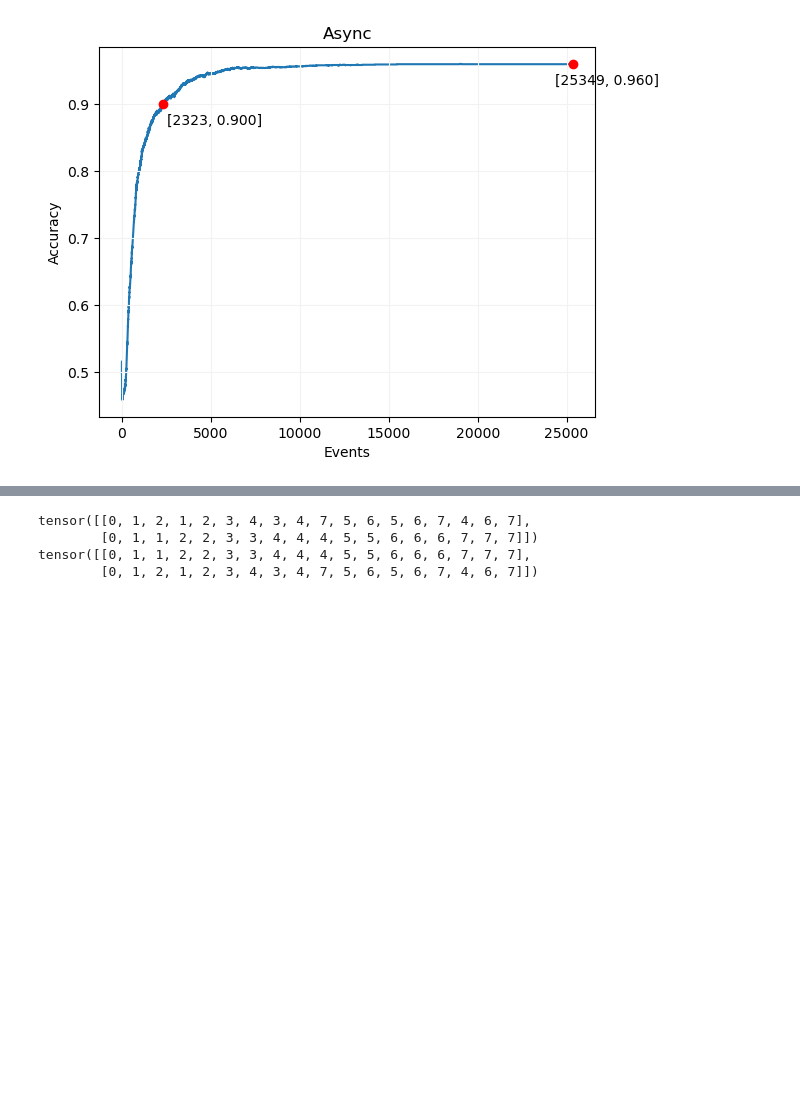
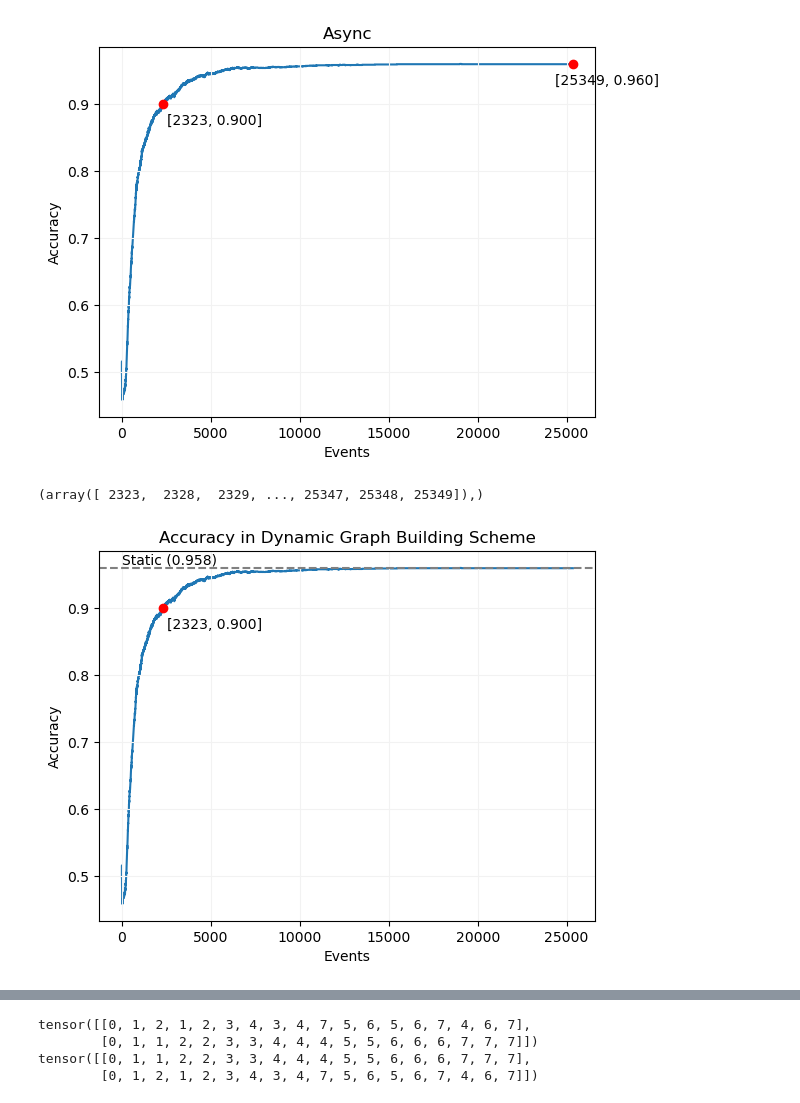
Before and after one commit to whybear0510/aegnn, a Jupyter notebook: scratch/fig.ipynb, the cells around one changed output, grey strips where cells are left out. Drawn from its saved outputs; the diff is of its cells as text; code cells hidden in the pictures; blank space fills up the shorter version.

```diff
--- a/scratch/fig.ipynb
+++ b/scratch/fig.ipynb
@@ -27,3 +27,40 @@ plt.savefig('/users/yyang22/thesis/aegnn_project/aegnn_results/async_accuracy.pn
 # %% [output]
 (array([ 2323,  2328,  2329, ..., 25347, 25348, 25349]),)
 [figure]
+# %%
+import numpy as np
+import matplotlib.pyplot as plt
+
+data = np.loadtxt('/users/yyang22/thesis/aegnn_project/aegnn_results/async_accuracy_full.csv', delimiter=',')
+print(np.where(data[:,1] >= 0.90))
+plt.grid(color='0.95')
+# plt.xscale('log')
+plt.plot(data[:,0], data[:,1], zorder=1)
+
+plt.axhline(y=0.96, color='gray', linestyle='--', label='y=0.96')
+# plt.text(0, 0.96, '0.96', va='center', ha='right', color='gray')
+
+# plt.scatter(data[-1,0], data[-1,1], c='r', zorder=2)
+# anno1 = f'[{data[-1,0]:.0f}, {data[-1,1]:.3f}]'
+# plt.text(data[-1,0]-1000, data[-1,1]-0.03, anno1, zorder=3)
+
+plt.scatter(data[2323,0], data[2323,1], c='r', zorder=2)
+anno2 = f'[{data[2323,0]:.0f}, {data[2323,1]:.3f}]'
+plt.text(data[2323,0]+200, data[2323,1]-0.03, anno2, zorder=3)
+
+# plt.scatter(data[2000,0], data[2000,1], c='r', zorder=2)
+# anno3 = f'[{data[2000,0]:.0f}, {data[2000,1]:.3f}]'
+# plt.text(data[2000,0]+200, data[2000,1]-0.015, anno3, zorder=3)
+
+anno4 = f'Static (0.958)'
+plt.text(0, 0.965, anno4, zorder=4)
+
+
+plt.title("Accuracy in Dynamic Graph Building Scheme")
+plt.xlabel("Events")
+plt.ylabel("Accuracy")
+
+plt.savefig('/users/yyang22/thesis/aegnn_project/aegnn_results/async_accuracy_full.png')
+# %% [output]
+(array([ 2323,  2328,  2329, ..., 25347, 25348, 25349]),)
+[figure, added]
```
Also changed, not shown: parts of 2 cells of this notebook, 2 other files.
